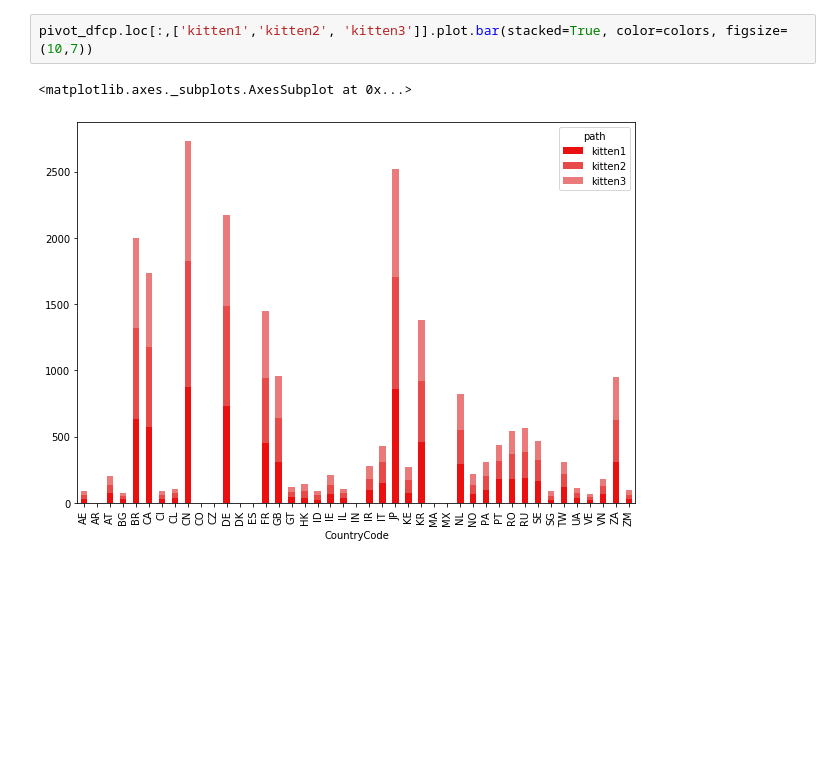
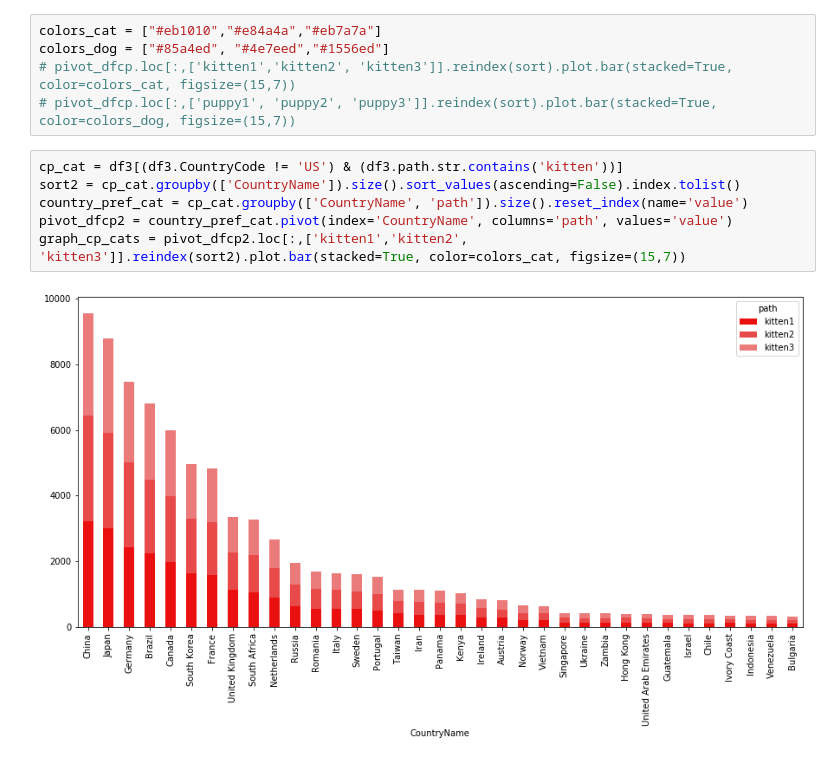
Before and after one commit to msilin/dogcat, a Jupyter notebook: Notebook_hk.ipynb, the cells around one changed output. Saved outputs shown, nothing was run; the diff lists cells and outputs as text; blank space fills up the shorter version.

```diff
--- a/Notebook_hk.ipynb
+++ b/Notebook_hk.ipynb
@@ -96,5 +81,13 @@ pivot_dfcp.loc[:,['kitten1','kitten2', 'kitten3', 'puppy1', 'puppy2', 'puppy3']]
-# %%
-pivot_dfcp.loc[:,['kitten1','kitten2', 'kitten3']].plot.bar(stacked=True, color=colors, figsize=(10,7))
-# %% [output]
-<matplotlib.axes._subplots.AxesSubplot at 0x...>
-[figure, removed]
+# %%
+colors_cat = ["#eb1010","#e84a4a","#eb7a7a"]
+colors_dog = ["#85a4ed", "#4e7eed","#1556ed"]
+# pivot_dfcp.loc[:,['kitten1','kitten2', 'kitten3']].reindex(sort).plot.bar(stacked=True, color=colors_cat, figsize=(15,7))
+# pivot_dfcp.loc[:,['puppy1', 'puppy2', 'puppy3']].reindex(sort).plot.bar(stacked=True, color=colors_dog, figsize=(15,7))
+# %%
+cp_cat = df3[(df3.CountryCode != 'US') & (df3.path.str.contains('kitten'))]
+sort2 = cp_cat.groupby(['CountryName']).size().sort_values(ascending=False).index.tolist()
+country_pref_cat = cp_cat.groupby(['CountryName', 'path']).size().reset_index(name='value')
+pivot_dfcp2 = country_pref_cat.pivot(index='CountryName', columns='path', values='value')
+graph_cp_cats = pivot_dfcp2.loc[:,['kitten1','kitten2', 'kitten3']].reindex(sort2).plot.bar(stacked=True, color=colors_cat, figsize=(15,7))
+# %% [output]
+[figure, added]
```
Also changed, not shown: parts of 15 cells of this notebook, 1 other file.
